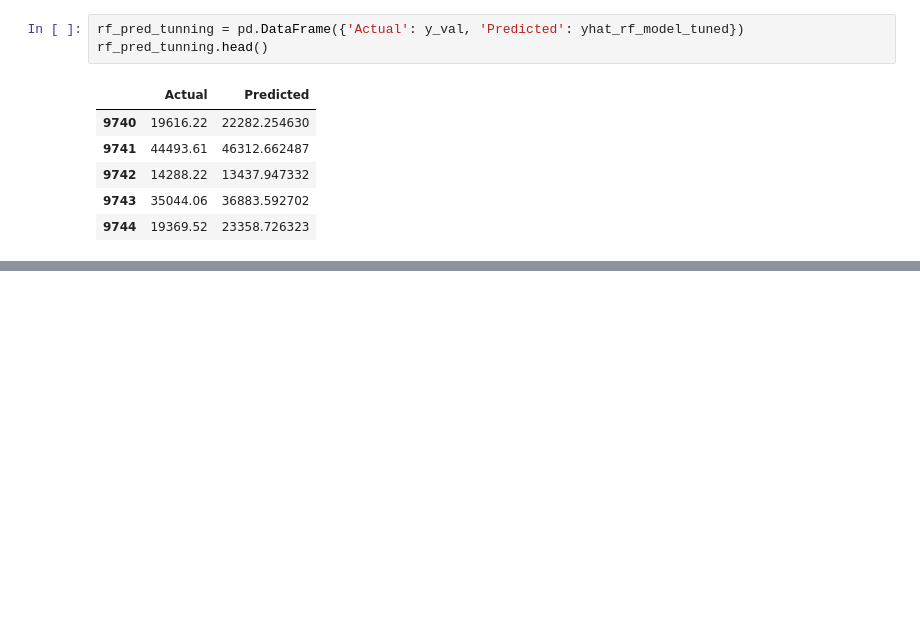
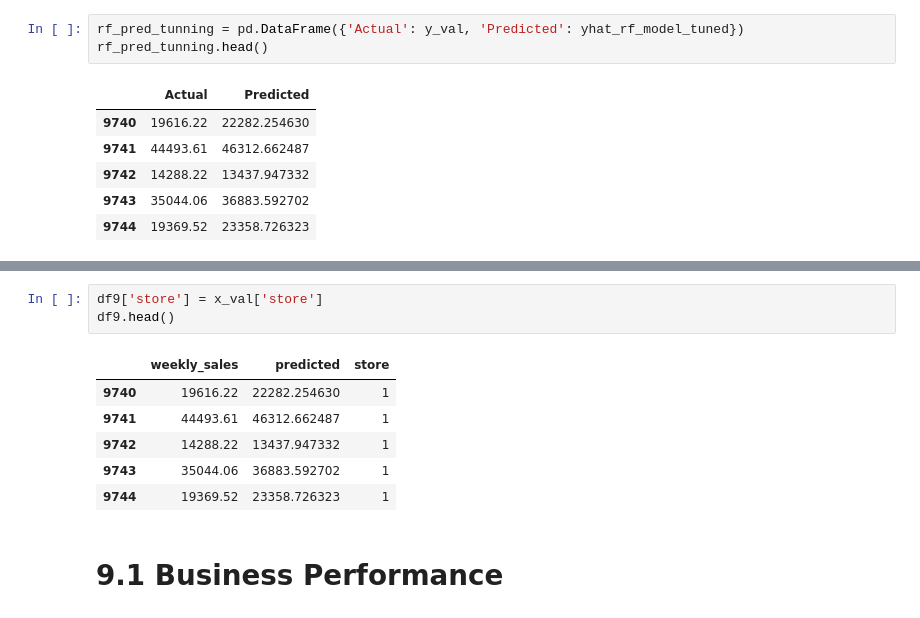
Before and after one commit to Raquelrs3/walmart_retail_case_study, a Jupyter notebook: Raquel_Rocha_Case_tecnico_Ioasys_F3.ipynb, the cells around one changed output, grey strips where cells are left out. Saved outputs shown, nothing was run; the diff lists cells and outputs as text; blank space fills up the shorter version.

```diff
--- a/Raquel_Rocha_Case_tecnico_Ioasys_F3.ipynb
+++ b/Raquel_Rocha_Case_tecnico_Ioasys_F3.ipynb
@@ -1605,0 +1633,12 @@ rf_pred_tunning.head()
+# %%
+df9['store'] = x_val['store']
+df9.head()
+# %% [output]
+|  | weekly_sales | predicted | store |
+| 9740 | 19616.22 | 22282.254630 | 1 |
+| 9741 | 44493.61 | 46312.662487 | 1 |
+| 9742 | 14288.22 | 13437.947332 | 1 |
+| 9743 | 35044.06 | 36883.592702 | 1 |
+| 9744 | 19369.52 | 23358.726323 | 1 |
+# %% [markdown]
+# **9.1 Business Performance**
```
Also changed, not shown: parts of 25 cells of this notebook, 1 other file.
